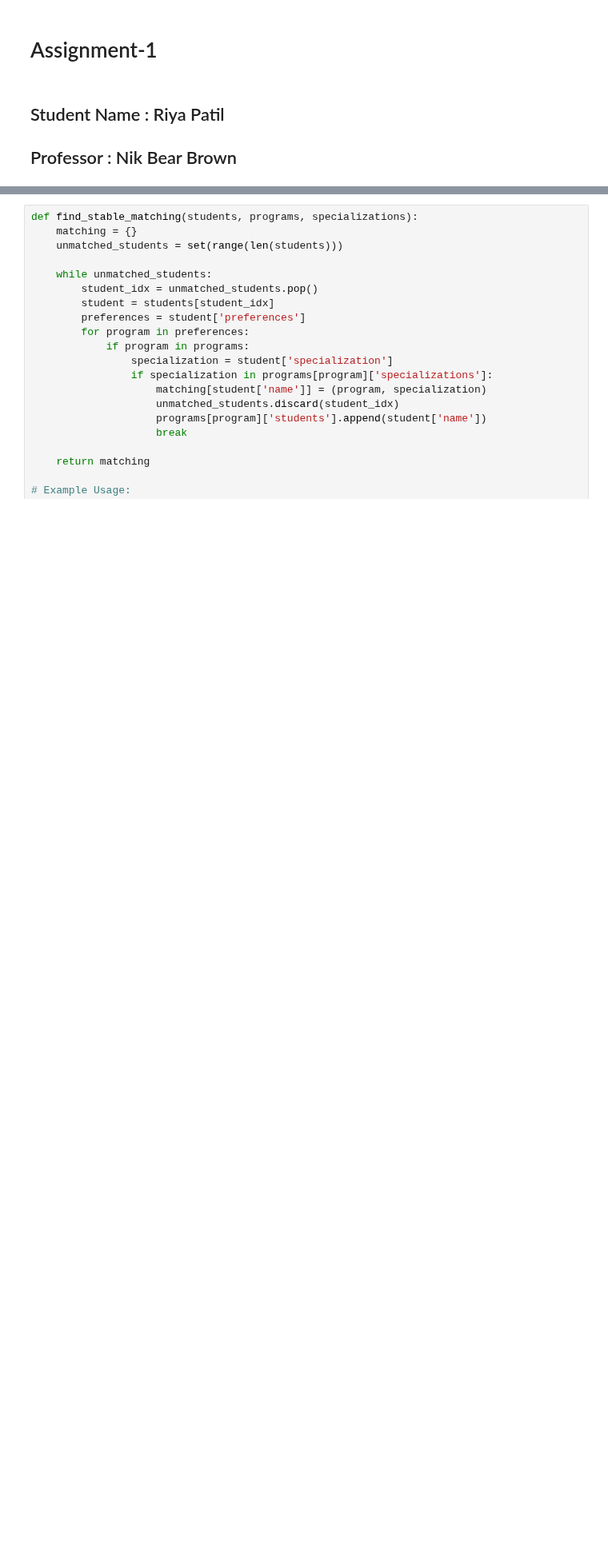
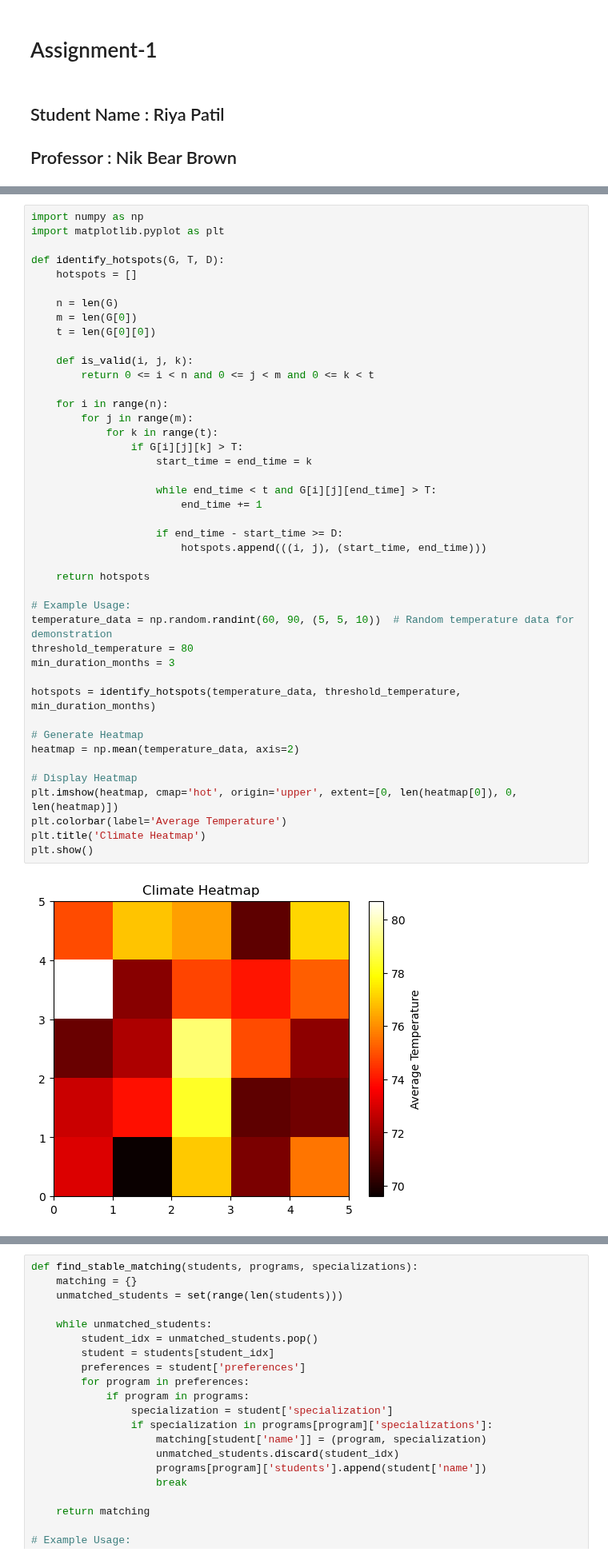
Before and after one commit to nikbearbrown/INFO_6205_Program_Structure_and_Algorithms, a Jupyter notebook: Submissions/002791006_Riya_Patil/002791006_Riya_Patil_Assignment-1.ipynb, the cells around one changed output, grey strips where cells are left out. Shown at 80% size. Cells and saved outputs as stored; diff of their text form; blank space fills up the shorter version.

```diff
--- a/Submissions/002791006_Riya_Patil/Assignment-1.ipynb
+++ b/Submissions/002791006_Riya_Patil/002791006_Riya_Patil_Assignment-1.ipynb
@@ -299,0 +304,45 @@ Hotspot 17: Top-left: (0, 3, 2), Bottom-right: (1, 2, 2), Time Range: (2, 2)
+# %%
+import numpy as np
+import matplotlib.pyplot as plt
+
+def identify_hotspots(G, T, D):
+    hotspots = []
+
+    n = len(G)
+    m = len(G[0])
+    t = len(G[0][0])
+
+    def is_valid(i, j, k):
+        return 0 <= i < n and 0 <= j < m and 0 <= k < t
+
+    for i in range(n):
+        for j in range(m):
+            for k in range(t):
+                if G[i][j][k] > T:
+                    start_time = end_time = k
+
+                    while end_time < t and G[i][j][end_time] > T:
+                        end_time += 1
+
+                    if end_time - start_time >= D:
+                        hotspots.append(((i, j), (start_time, end_time)))
+
+    return hotspots
+
+# Example Usage:
+temperature_data = np.random.randint(60, 90, (5, 5, 10))  # Random temperature data for demonstration
+threshold_temperature = 80
+min_duration_months = 3
+
+hotspots = identify_hotspots(temperature_data, threshold_temperature, min_duration_months)
+
+# Generate Heatmap
+heatmap = np.mean(temperature_data, axis=2)
+
+# Display Heatmap
+plt.imshow(heatmap, cmap='hot', origin='upper', extent=[0, len(heatmap[0]), 0, len(heatmap)])
+plt.colorbar(label='Average Temperature')
+plt.title('Climate Heatmap')
+plt.show()
+# %% [output]
+[figure, added]
```
Also changed, not shown: parts of 14 cells of this notebook.
